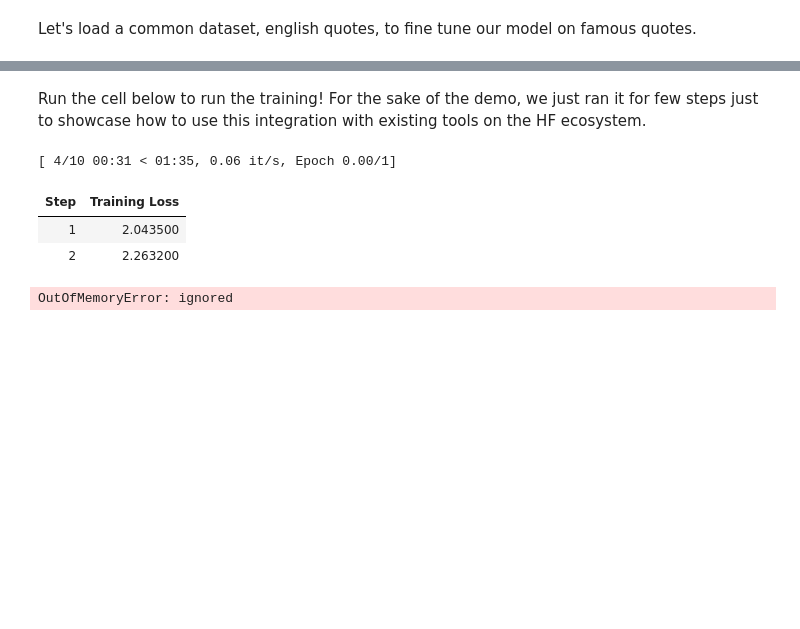
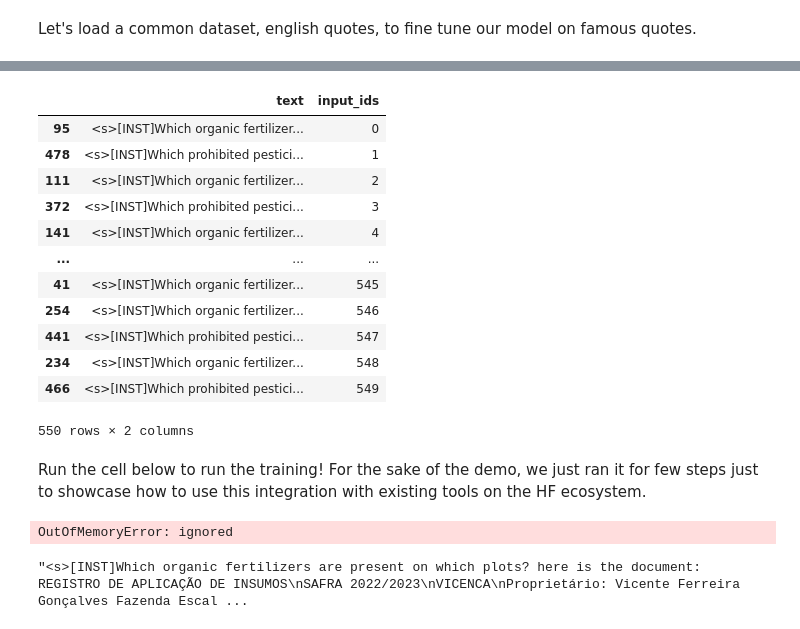
Before and after one commit to pcadmanbosse/cs224u, a Jupyter notebook: bnb_4bit_training.ipynb, the cells around one changed output, grey strips where cells are left out. Saved outputs shown, nothing was run; the diff lists cells and outputs as text; code cells hidden in the pictures; blank space fills up the shorter version.

```diff
--- a/bnb_4bit_training.ipynb
+++ b/bnb_4bit_training.ipynb
@@ -99,7 +101,9 @@ from datasets import Dataset
 import pandas as pd
 train = pd.read_pickle("../content/train_dataset.pkl")
 def create_training_entry(row):
-    return "<s>[INST]"+row["QUERY"]+" here is the document: " + row["TEXT"] + "and here is the scorecard: "+",".join(row["SCORECARD"])+"[INST]"+row["RESULT"]+"</s>"
+    return "<s>[INST]"+row["QUERY"]+" Document: " + row["TEXT"] + "Scorecard: "+",".join(row["SCORECARD"])+"[INST] \n"+row["RESULT"]+"</s>"
 
-train["TRAINING_INPUT"] = train.apply(create_training_entry, axis=1)
+index = range(0, len(train.index))
+train["text"] = train.apply(create_training_entry, axis=1)
+train["input_ids"] = index
 training_ds = Dataset.from_pandas(train)
@@ -107,0 +113,16 @@ EOFError: ignored
+# %%
+train[["text", "input_ids"]]
+# %% [output]
+|  | text | input_ids |
+| 95 | <s>[INST]Which organic fertilizer... | 0 |
+| 478 | <s>[INST]Which prohibited pestici... | 1 |
+| 111 | <s>[INST]Which organic fertilizer... | 2 |
+| 372 | <s>[INST]Which prohibited pestici... | 3 |
+| 141 | <s>[INST]Which organic fertilizer... | 4 |
+| ... | ... | ... |
+| 41 | <s>[INST]Which organic fertilizer... | 545 |
+| 254 | <s>[INST]Which organic fertilizer... | 546 |
+| 441 | <s>[INST]Which prohibited pestici... | 547 |
+| 234 | <s>[INST]Which organic fertilizer... | 548 |
+| 466 | <s>[INST]Which prohibited pestici... | 549 |
+550 rows × 2 columns
@@ -109,15 +132,15 @@ EOFError: ignored
 Run the cell below to run the training! For the sake of the demo, we just ran it for few steps just to showcase how to use this integration with existing tools on the HF ecosystem.
 # %%
 import transformers
+from trl import SFTTrainer
+from peft import LoraConfig, PeftModel
+import os
+os.environ["PYTORCH_CUDA_ALLOC_CONF"] = "garbage_collection_threshold:0.9,max_split_size_mb:512"
+torch.cuda.empty_cache()
 
-# needed for gpt-neo-x tokenizer
 tokenizer.pad_token = tokenizer.eos_token
-
-trainer = transformers.Trainer(
-    model=model,
-    train_dataset=training_ds,
-    args=transformers.TrainingArguments(
-        removed_unused_columns = False,
+training_arguments = transformers.TrainingArguments(
+        remove_unused_columns = False,
         per_device_train_batch_size=1,
         gradient_accumulation_steps=4,
         warmup_steps=2,
@@ -127,14 +150,41 @@ trainer = transformers.Trainer(
         logging_steps=1,
         output_dir="outputs",
         optim="paged_adamw_8bit"
-    ),
-    data_collator=transformers.DataCollatorForLanguageModeling(tokenizer, mlm=False),
+    )
+
+peft_config = LoraConfig(
+    lora_alpha=16,
+    lora_dropout=0.1,
+    r=64,
+    target_modules=[
+        "q_proj",
+        "k_proj",
+        "v_proj",
+        "o_proj",
+        "gate_proj",
+        "up_proj",
+        "down_proj",
+        "lm_head",
+    ],
+    bias="none",
+    task_type="CAUSAL_LM",
 )
+trainer = SFTTrainer(
+    model=model,
+    train_dataset=training_ds,
+    peft_config=peft_config,
+    dataset_text_field="text",
+    max_seq_length=4048,  # You can specify the maximum sequence length here
+    tokenizer=tokenizer,
+    args=training_arguments,
+    packing=False,
+)
+
 model.config.use_cache = False  # silence the warnings. Please re-enable for inference!
 trainer.train()
 # %% [output]
-[ 4/10 00:31 < 01:35, 0.06 it/s, Epoch 0.00/1]
+OutOfMemoryError: ignored
-| Step | Training Loss |
-| 1 | 2.043500 |
-| 2 | 2.263200 |
-OutOfMemoryError: ignored
+# %%
+train.iloc[0].text
+# %% [output]
+"<s>[INST]Which organic fertilizers are present on which plots? here is the document: REGISTRO DE APLICAÇÃO DE INSUMOS\nSAFRA 2022/2023\nVICENCA\nProprietário: Vicente Ferreira Gonçalves Fazenda Escal ...
```
Also changed, not shown: parts of 5 cells of this notebook.
